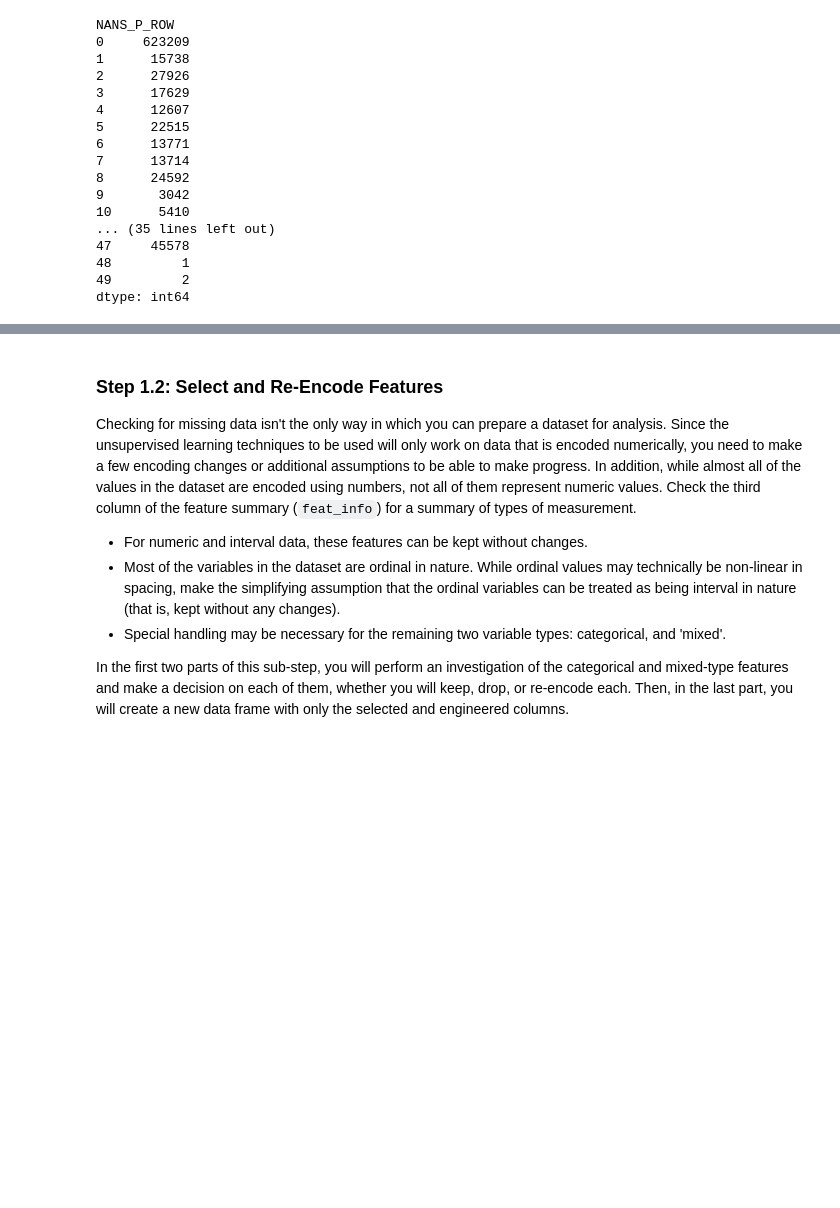
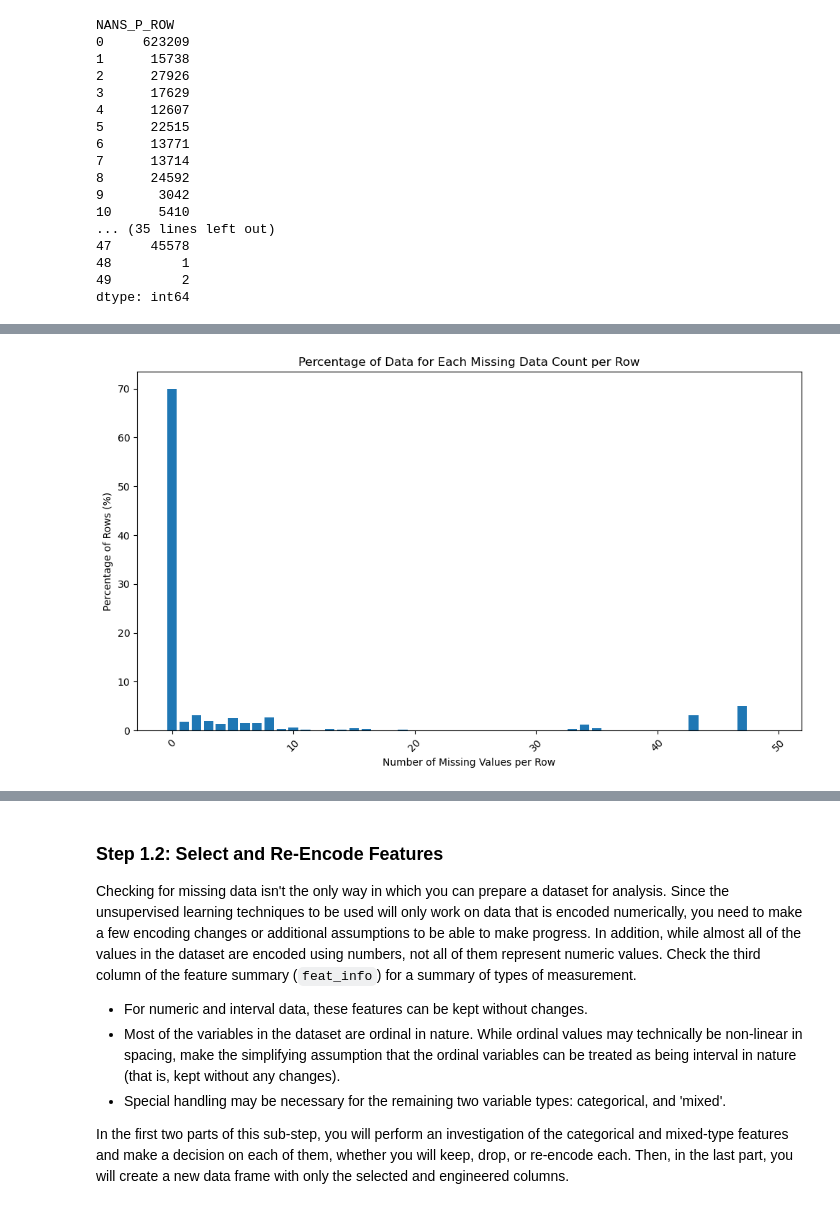
Before and after one commit to EugeneGene/customer_segments_Arvato, a Jupyter notebook: notebooks/Identify_Customer_Segments.ipynb, the cells around one changed output, grey strips where cells are left out. Saved outputs shown, nothing was run; the diff lists cells and outputs as text; code cells hidden in the pictures; blank space fills up the shorter version.

```diff
--- a/notebooks/Identify_Customer_Segments.ipynb
+++ b/notebooks/Identify_Customer_Segments.ipynb
@@ -339 +304,19 @@ dtype: int64
+# %%
+# Calculate the percentage of data for each NAN count
+nan_row_count = azdias_no_out.isna().sum(axis=1)
+nan_counts = nan_row_count.value_counts()
+total_rows = len(azdias_no_out)
+nan_percentages = (nan_counts / total_rows) * 100
+
+# Plot the percentage of data for each NAN count
+plt.figure(figsize=(10, 6))
+plt.bar(nan_percentages.index, nan_percentages.values)
+plt.xlabel('Number of Missing Values per Row')
+plt.ylabel('Percentage of Rows (%)')
+plt.title('Percentage of Data for Each Missing Data Count per Row')
+plt.xticks(rotation=45)
+plt.tight_layout()
+plt.show()
+# %% [output]
+[figure, added]
 # %%
```
Also changed, not shown: parts of 98 cells of this notebook, 1 other file.
